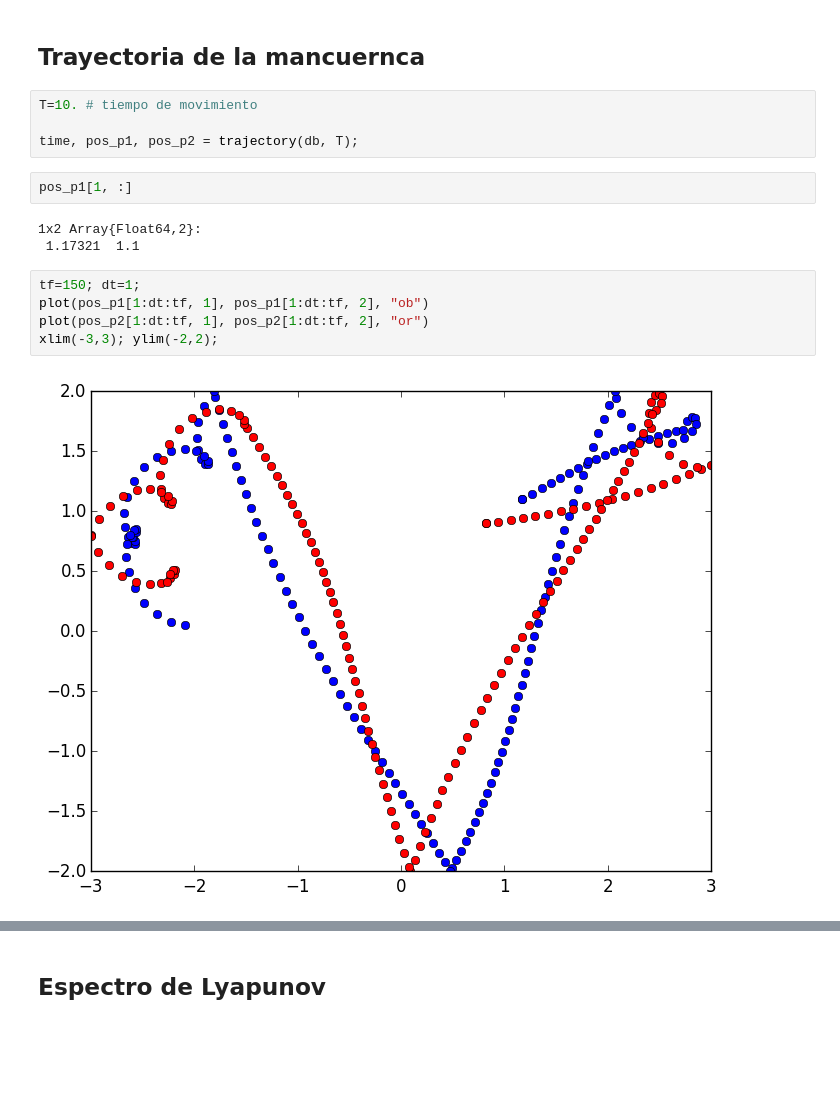
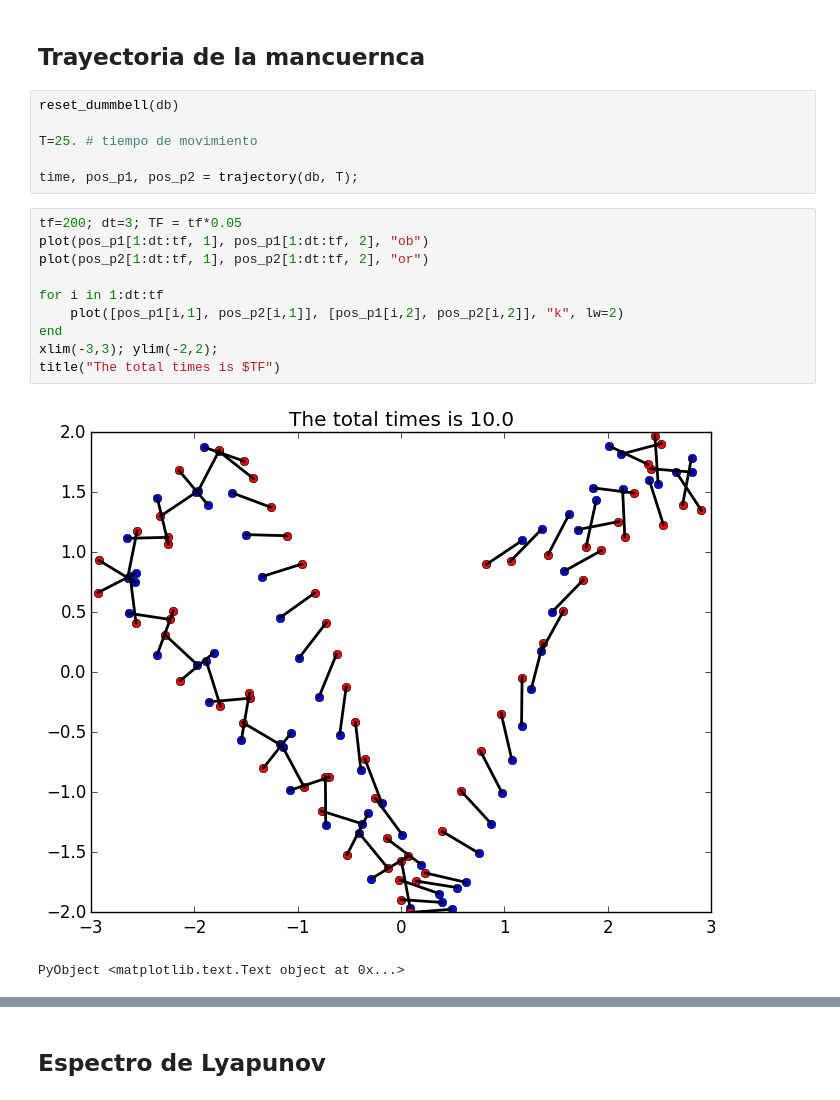
Before and after one commit to dpsanders/dumbbell, a Jupyter notebook: dumbbell_functions_and_results.ipynb, the cells around one changed output, grey strips where cells are left out. Cells and saved outputs as stored; diff of their text form; blank space fills up the shorter version.

```diff
--- a/dumbbell_functions_and_results.ipynb
+++ b/dumbbell_functions_and_results.ipynb
@@ -27,18 +30,21 @@ walls = [[-3,3], [-2, 2]];
 # %% [markdown]
 ## Trayectoria de la mancuernca
 # %%
-T=10. # tiempo de movimiento
+reset_dummbell(db)
+
+T=25. # tiempo de movimiento
 
 time, pos_p1, pos_p2 = trajectory(db, T);
-# %%
-pos_p1[1, :]
-# %% [output]
-1x2 Array{Float64,2}:
- 1.17321  1.1
 # %%
-tf=150; dt=1;
+tf=200; dt=3; TF = tf*0.05
 plot(pos_p1[1:dt:tf, 1], pos_p1[1:dt:tf, 2], "ob")
 plot(pos_p2[1:dt:tf, 1], pos_p2[1:dt:tf, 2], "or")
+
+for i in 1:dt:tf
+    plot([pos_p1[i,1], pos_p2[i,1]], [pos_p1[i,2], pos_p2[i,2]], "k", lw=2)
+end
 xlim(-3,3); ylim(-2,2);
+title("The total times is $TF")
 # %% [output]
-[figure, old version]
+[figure, new version]
+PyObject <matplotlib.text.Text object at 0x...>
```
Also changed, not shown: parts of 5 cells of this notebook.
